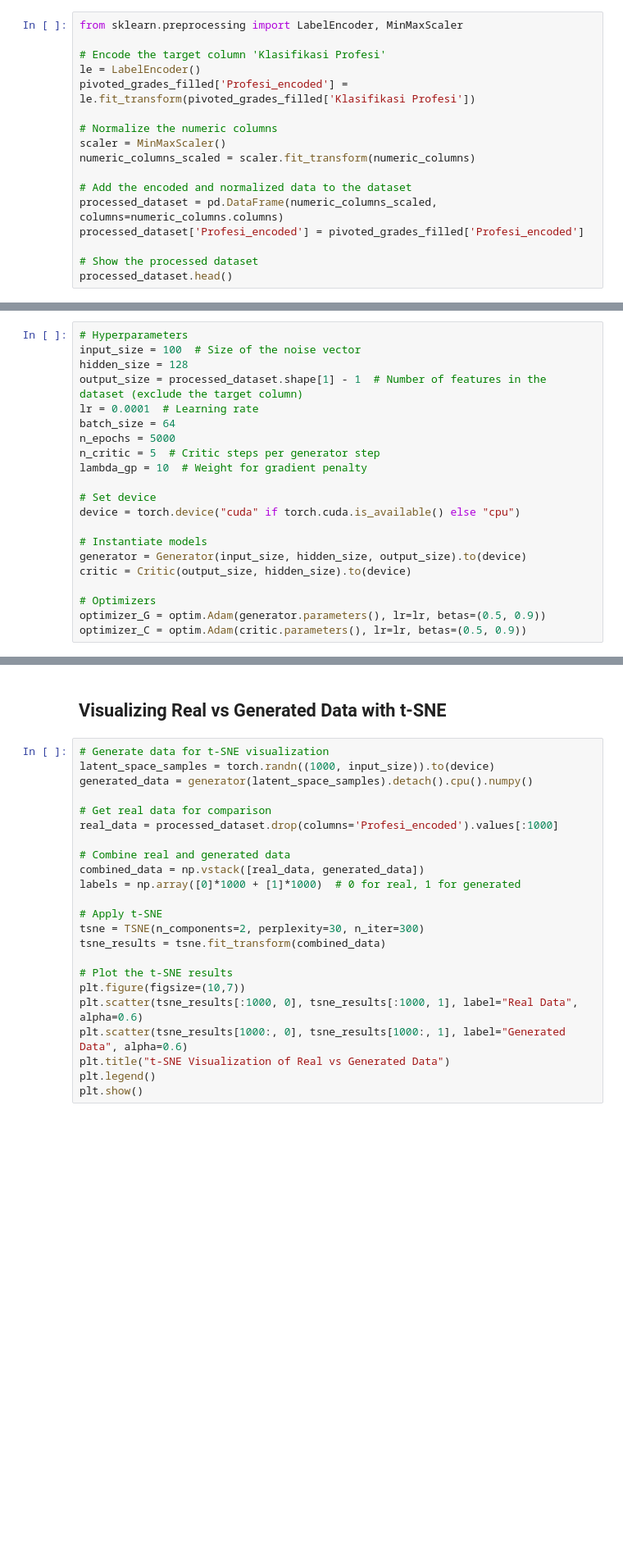
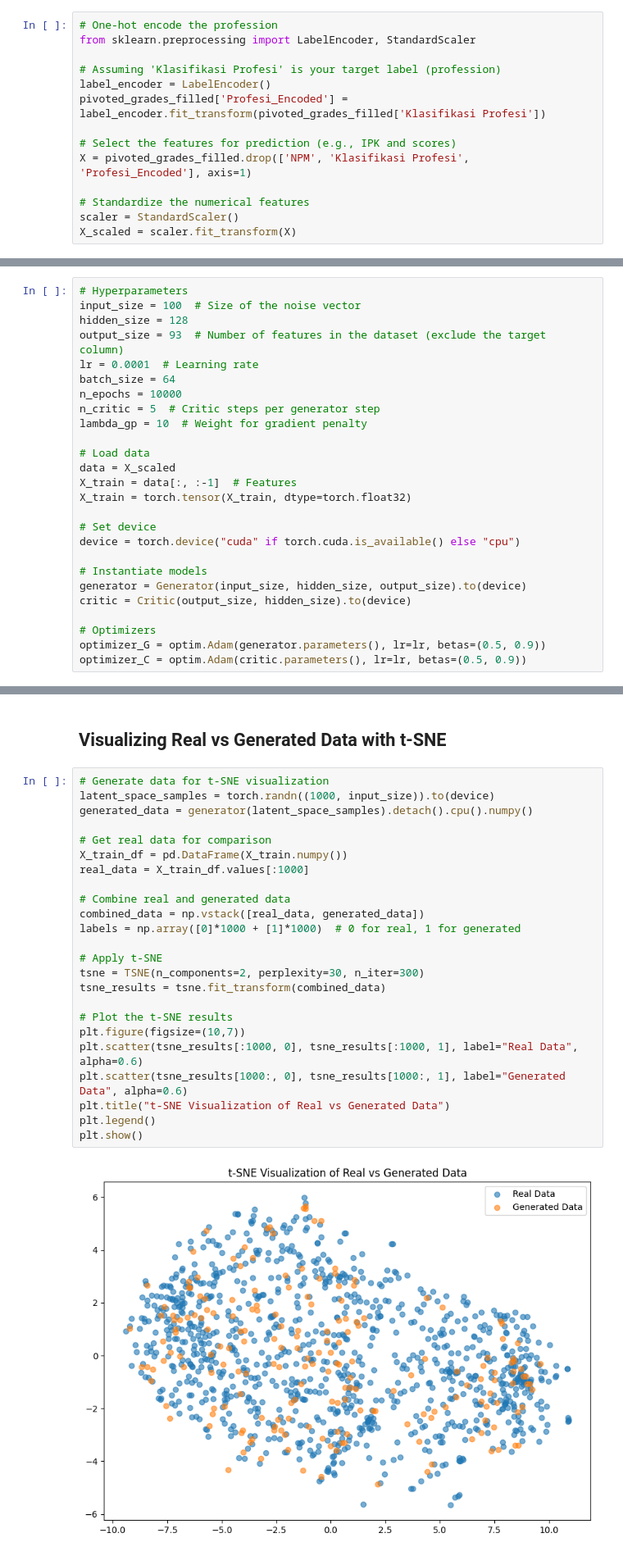
Before and after one commit to riqalter/PrediksiProfesi, a Jupyter notebook: NotebookVer2-torch.ipynb, the cells around one changed output, grey strips where cells are left out. Shown at 82% size. Saved outputs shown, nothing was run; the diff lists cells and outputs as text; blank space fills up the shorter version.

```diff
--- a/NotebookVer2-torch.ipynb
+++ b/NotebookVer2-torch.ipynb
@@ -403,22 +484,19 @@ True
 # %% [markdown]
 ## Preprocessing
-# %%
-from sklearn.preprocessing import LabelEncoder, MinMaxScaler
-
-# Encode the target column 'Klasifikasi Profesi'
-le = LabelEncoder()
-pivoted_grades_filled['Profesi_encoded'] = le.fit_transform(pivoted_grades_filled['Klasifikasi Profesi'])
-
-# Normalize the numeric columns
-scaler = MinMaxScaler()
-numeric_columns_scaled = scaler.fit_transform(numeric_columns)
-
-# Add the encoded and normalized data to the dataset
-processed_dataset = pd.DataFrame(numeric_columns_scaled, columns=numeric_columns.columns)
-processed_dataset['Profesi_encoded'] = pivoted_grades_filled['Profesi_encoded']
-
-# Show the processed dataset
-processed_dataset.head()
+# %%
+# One-hot encode the profession
+from sklearn.preprocessing import LabelEncoder, StandardScaler
+
+# Assuming 'Klasifikasi Profesi' is your target label (profession)
+label_encoder = LabelEncoder()
+pivoted_grades_filled['Profesi_Encoded'] = label_encoder.fit_transform(pivoted_grades_filled['Klasifikasi Profesi'])
+
+# Select the features for prediction (e.g., IPK and scores)
+X = pivoted_grades_filled.drop(['NPM', 'Klasifikasi Profesi', 'Profesi_Encoded'], axis=1)
+
+# Standardize the numerical features
+scaler = StandardScaler()
+X_scaled = scaler.fit_transform(X)
 # %% [markdown]
 ## Define Generator and Critic (Discriminator) Models
 # %%
@@ -482,12 +560,17 @@ def compute_gradient_penalty(critic, real_samples, fake_samples):
 # Hyperparameters
 input_size = 100  # Size of the noise vector
 hidden_size = 128
-output_size = processed_dataset.shape[1] - 1  # Number of features in the dataset (exclude the target column)
+output_size = 93  # Number of features in the dataset (exclude the target column)
 lr = 0.0001  # Learning rate
 batch_size = 64
-n_epochs = 5000
+n_epochs = 10000
 n_critic = 5  # Critic steps per generator step
 lambda_gp = 10  # Weight for gradient penalty
+
+# Load data
+data = X_scaled
+X_train = data[:, :-1]  # Features
+X_train = torch.tensor(X_train, dtype=torch.float32)
 
 # Set device
 device = torch.device("cuda" if torch.cuda.is_available() else "cpu")
@@ -576,26 +679,29 @@ plt.show()
 # %%
 # Generate data for t-SNE visualization
 latent_space_samples = torch.randn((1000, input_size)).to(device)
 generated_data = generator(latent_space_samples).detach().cpu().numpy()
 
 # Get real data for comparison
-real_data = processed_dataset.drop(columns='Profesi_encoded').values[:1000]
+X_train_df = pd.DataFrame(X_train.numpy())
+real_data = X_train_df.values[:1000]
 
 # Combine real and generated data
 combined_data = np.vstack([real_data, generated_data])
 labels = np.array([0]*1000 + [1]*1000)  # 0 for real, 1 for generated
 
 # Apply t-SNE
 tsne = TSNE(n_components=2, perplexity=30, n_iter=300)
 tsne_results = tsne.fit_transform(combined_data)
 
 # Plot the t-SNE results
 plt.figure(figsize=(10,7))
 plt.scatter(tsne_results[:1000, 0], tsne_results[:1000, 1], label="Real Data", alpha=0.6)
 plt.scatter(tsne_results[1000:, 0], tsne_results[1000:, 1], label="Generated Data", alpha=0.6)
 plt.title("t-SNE Visualization of Real vs Generated Data")
 plt.legend()
 plt.show()
+# %% [output]
+[figure, added]
 # %%
 # Load the best saved model
 generator.load_state_dict(torch.load("best_generator.pth"))
```
Also changed, not shown: parts of 8 cells of this notebook, 4 other files.
